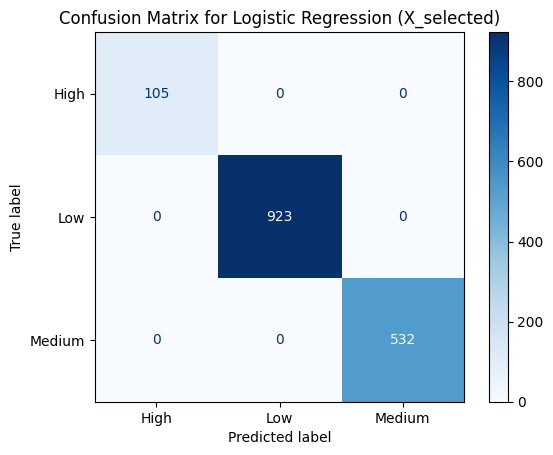
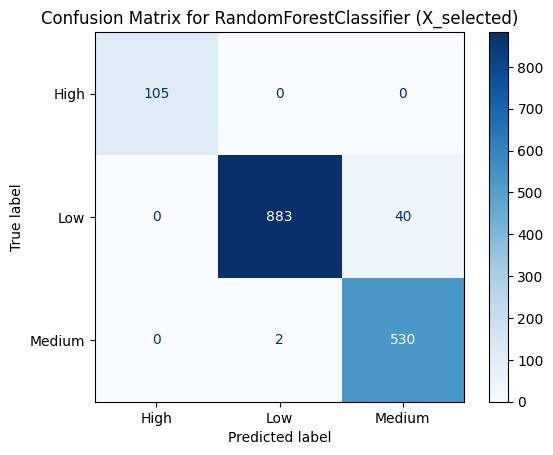
The change to this notebook cell's code, shown as a diff; its figure went from the first image to the second:
--- before
+++ after
@@ -14,6 +14,6 @@
 
 # model selection:
-# model=lr_model
-model=rf_model
+model=lr_model
+# model=rf_model
 
 # cm_selected = confusion_matrix(y_test_selected, y_pred_selected, labels=model_selected.classes_)
@@ -23,4 +23,4 @@
 display_cm_selected = ConfusionMatrixDisplay(confusion_matrix=cm_selected, display_labels=model.classes_)
 display_cm_selected.plot(cmap=plt.cm.Blues)
-plt.title('Confusion Matrix for Logistic Regression (X_selected)')
+plt.title('Confusion Matrix for RandomForestClassifier (X_selected)')
 plt.show()

Commit: modify some lines